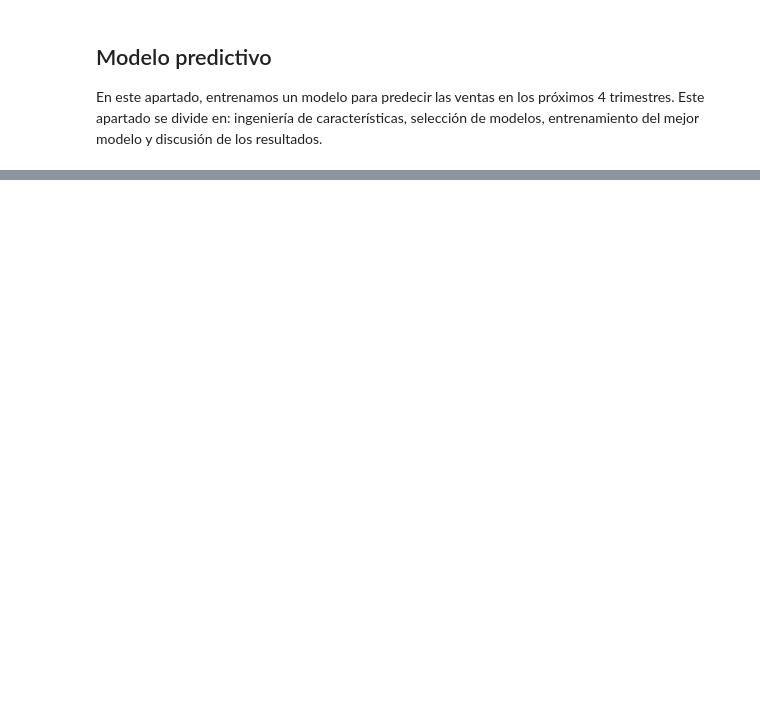
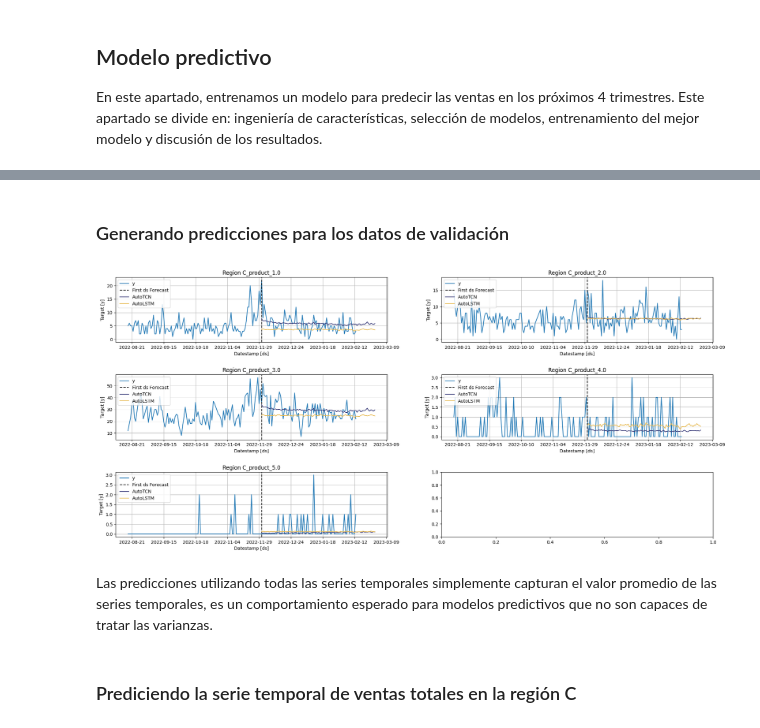
Before and after one commit to joseilberto/isdin_ds_challenge, a Jupyter notebook: isdin_challenge.ipynb, the cells around one changed output, grey strips where cells are left out. Cells and saved outputs as stored; diff of their text form; code cells hidden in the pictures; blank space fills up the shorter version.

```diff
--- a/isdin_challenge.ipynb
+++ b/isdin_challenge.ipynb
@@ -267,0 +286,17 @@ En este apartado, extraemos y transformamos los datos disponibles para facilitar
+# %%
+horizon = 90
+default_config = {
+        "input_size": tune.choice([horizon, 4*horizon, 5*horizon]),
+        "learning_rate": tune.loguniform(1e-6, 1e-4),
+        "max_steps": tune.choice([250, 500, 750]),
+        "batch_size": tune.choice([16, 32, 64]),
+        "random_seed": tune.randint(1, 20),
+    }
+
+models = [
+    AutoTCN(h = horizon, num_samples=3, config = default_config, cpus=2, verbose = True, loss = MAE()),
+    AutoLSTM(h = horizon, num_samples=3, config = default_config, cpus=2, verbose = True, loss = MAE()),
+]
+
+model = NeuralForecast(models = models, freq = "D")
+model.fit(dataset)
@@ -267,0 +329,14 @@ En este apartado, extraemos y transformamos los datos disponibles para facilitar
+# %% [markdown]
+### Generando predicciones para los datos de validación
+# %%
+predictions = model.predict(train)
+predictions.reset_index(inplace=True)
+predictions.sort_values(by = ["ds", "unique_id"], ascending=[True, True], inplace=True)
+# %%
+StatsForecast.plot(dataset[dataset["unique_id"].str.contains("Region C")], predictions[predictions["unique_id"].str.contains("Region C")], engine = "matplotlib", max_insample_length = horizon*2, level = [80, 90], plot_random=False)
+# %% [output]
+[figure, added]
+# %% [markdown]
+Las predicciones utilizando todas las series temporales simplemente capturan el valor promedio de las series temporales, es un comportamiento esperado para modelos predictivos que no son capaces de tratar las varianzas.
+# %% [markdown]
+### Prediciendo la serie temporal de ventas totales en la región C
```
Also changed, not shown: parts of 16 cells of this notebook, 1 other file.
